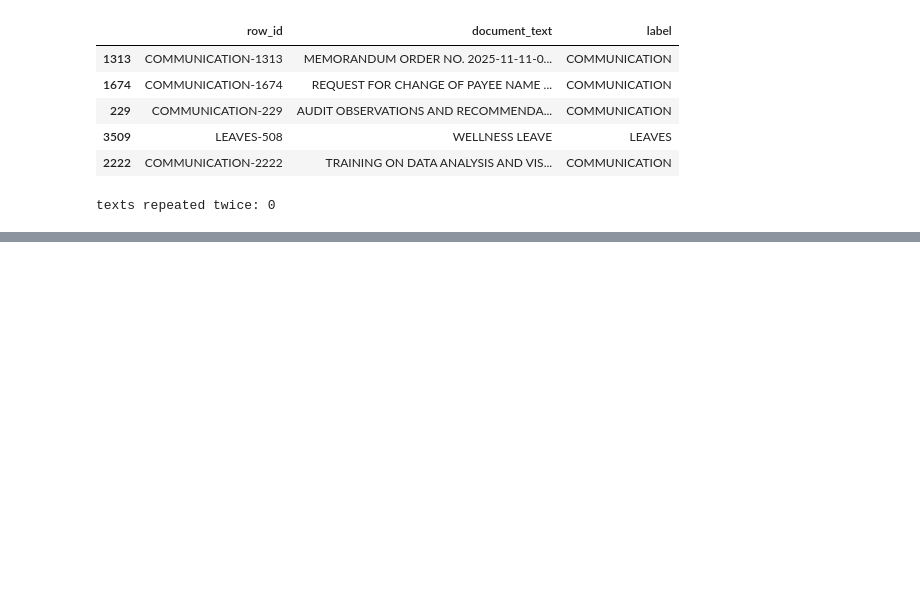
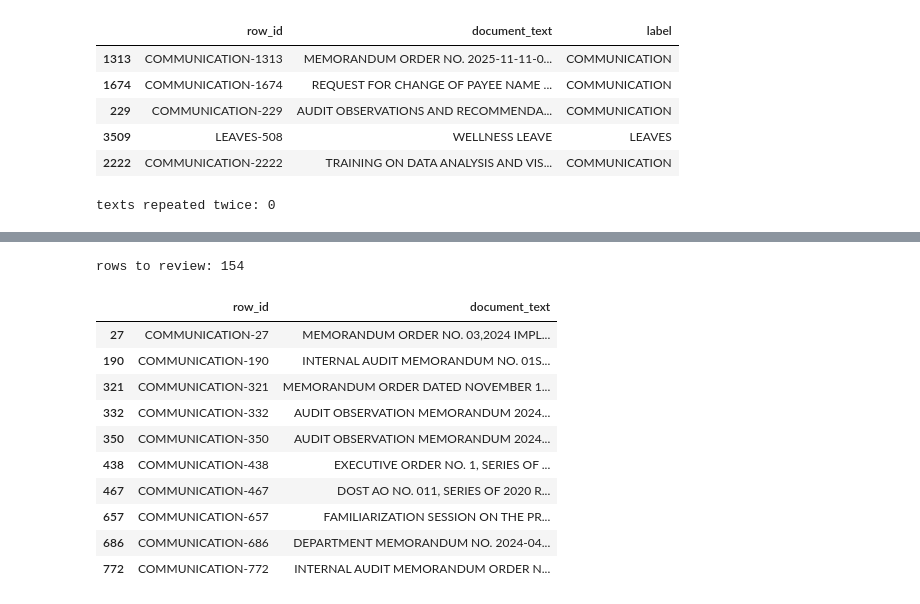
Before and after one commit to patrick-john02/doc_classifications, a Jupyter notebook: notebooks/01_pao_metadata_preparation.ipynb, the cells around one changed output, grey strips where cells are left out. Saved outputs shown, nothing was run; the diff lists cells and outputs as text; code cells hidden in the pictures; blank space fills up the shorter version.

```diff
--- a/notebooks/01_pao_metadata_preparation.ipynb
+++ b/notebooks/01_pao_metadata_preparation.ipynb
@@ -275,0 +340,24 @@ Name: count, dtype: int64
+# %%
+#label review
+ORDER_PATTERN = (
+    r"\b(?:ADMINISTRATIVE ORDER|EXECUTIVE ORDER|MEMORANDUM ORDER|"
+    r"MEMORANDUM NO\.?|MEMORANDUM \d|AO NO\.?|EO NO\.?)"
+)
+is_order = datasets["document_text"].str.contains(ORDER_PATTERN, regex=True)
+candidates = datasets[(datasets["label"] == "COMMUNICATION") & is_order]
+
+print("rows to review:", len(candidates))
+display(candidates[["row_id", "document_text"]].head(10))
+# %% [output]
+rows to review: 154
+|  | row_id | document_text |
+| 27 | COMMUNICATION-27 | MEMORANDUM ORDER NO. 03,2024 IMPL... |
+| 190 | COMMUNICATION-190 | INTERNAL AUDIT MEMORANDUM NO. 01S... |
+| 321 | COMMUNICATION-321 | MEMORANDUM ORDER DATED NOVEMBER 1... |
+| 332 | COMMUNICATION-332 | AUDIT OBSERVATION MEMORANDUM 2024... |
+| 350 | COMMUNICATION-350 | AUDIT OBSERVATION MEMORANDUM 2024... |
+| 438 | COMMUNICATION-438 | EXECUTIVE ORDER NO. 1, SERIES OF ... |
+| 467 | COMMUNICATION-467 | DOST AO NO. 011, SERIES OF 2020 R... |
+| 657 | COMMUNICATION-657 | FAMILIARIZATION SESSION ON THE PR... |
+| 686 | COMMUNICATION-686 | DEPARTMENT MEMORANDUM NO. 2024-04... |
+| 772 | COMMUNICATION-772 | INTERNAL AUDIT MEMORANDUM ORDER N... |
```
Also changed, not shown: parts of 13 cells of this notebook.
